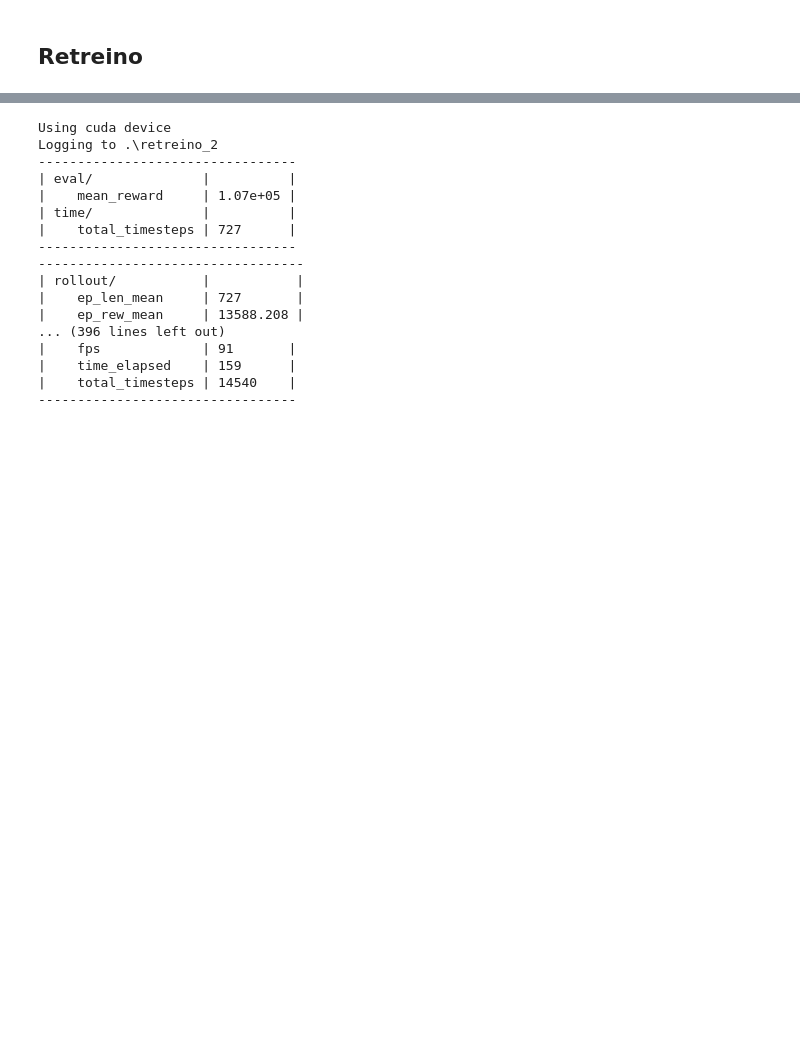
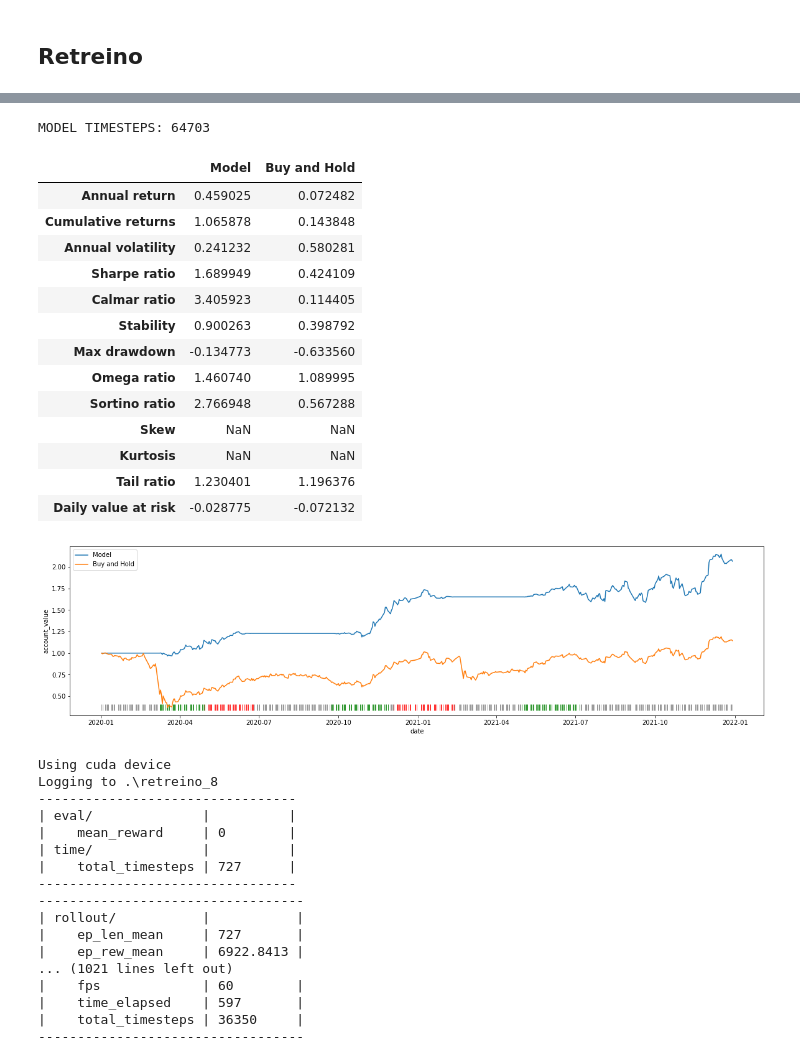
Before and after one commit to EdyAlenquer/drl-stock-market, a Jupyter notebook: notebooks/testing_tuning_trials.ipynb, the cells around one changed output, grey strips where cells are left out. Drawn from its saved outputs; the diff is of its cells as text; code cells hidden in the pictures; blank space fills up the shorter version.

```diff
--- a/notebooks/testing_tuning_trials.ipynb
+++ b/notebooks/testing_tuning_trials.ipynb
@@ -233,3 +437,38 @@ TIMESTEPS: 1455
+# %%
+for i in range(5):
+    model = train_and_return_model(
+        train_set=train_set,
+        trade_set=trade_set,
+        env_kwargs=env_kwargs,
+        algorithm=args['alg'],
+        train_episodes=100,
+        model_params=best_params,
+        return_best_model=True,
+        best_model_path=os.path.join(
+            '..',
+            'retrain_and_evaluation_2',
+            f'retrain_folder_{i}'
+        )
+    )
+
+    predict_and_evaluate(model)
+# %% [output]
+MODEL TIMESTEPS: 64703
+|  | Model | Buy and Hold |
+| Annual return | 0.459025 | 0.072482 |
+| Cumulative returns | 1.065878 | 0.143848 |
+| Annual volatility | 0.241232 | 0.580281 |
+| Sharpe ratio | 1.689949 | 0.424109 |
+| Calmar ratio | 3.405923 | 0.114405 |
+| Stability | 0.900263 | 0.398792 |
+| Max drawdown | -0.134773 | -0.633560 |
+| Omega ratio | 1.460740 | 1.089995 |
+| Sortino ratio | 2.766948 | 0.567288 |
+| Skew | NaN | NaN |
+| Kurtosis | NaN | NaN |
+| Tail ratio | 1.230401 | 1.196376 |
+| Daily value at risk | -0.028775 | -0.072132 |
+[figure, added]
 # %%
 e_train_gym = StockTradingEnv(
     df=train_set,
@@ -268,28 +507,28 @@ eval_callback = EvalCallback(
 trained_model = model.learn(
     tb_log_name='retreino',
     log_interval=1,
-    total_timesteps=train_set.shape[0] * 20,
+    total_timesteps=train_set.shape[0] * 10,
     callback=[eval_callback],
     reset_num_timesteps=True
 )
 # %% [output]
 Using cuda device
-Logging to .\retreino_2
+Logging to .\retreino_8
 ---------------------------------
 | eval/              |          |
-|    mean_reward     | 1.07e+05 |
+|    mean_reward     | 0        |
 | time/              |          |
 |    total_timesteps | 727      |
 ---------------------------------
 ----------------------------------
 | rollout/           |           |
 |    ep_len_mean     | 727       |
-|    ep_rew_mean     | 13588.208 |
-... (396 lines left out)
-|    fps             | 91       |
-|    time_elapsed    | 159      |
-|    total_timesteps | 14540    |
----------------------------------
+|    ep_rew_mean     | 6922.8413 |
+... (1021 lines left out)
+|    fps             | 60        |
+|    time_elapsed    | 597       |
+|    total_timesteps | 36350     |
+----------------------------------
 # %%
 dataset = trade_set.copy()
 
```
Also changed, not shown: parts of 11 cells of this notebook, 6 other files.
